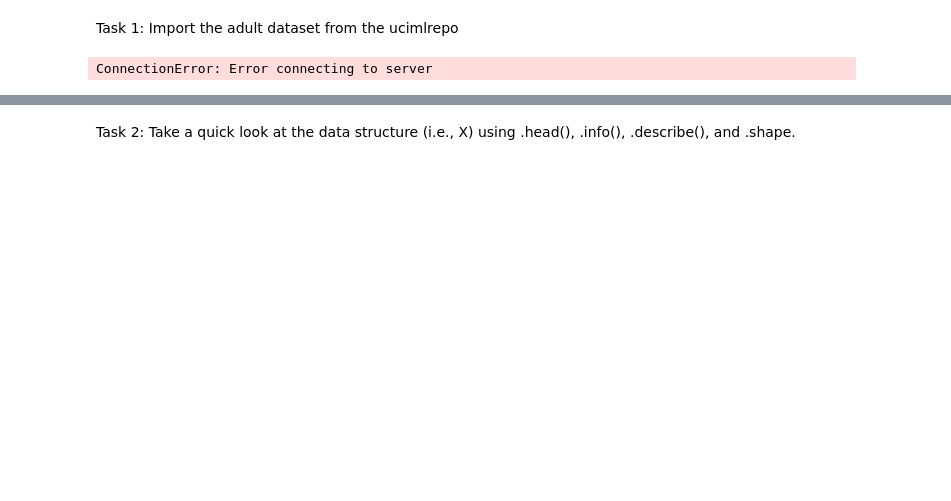
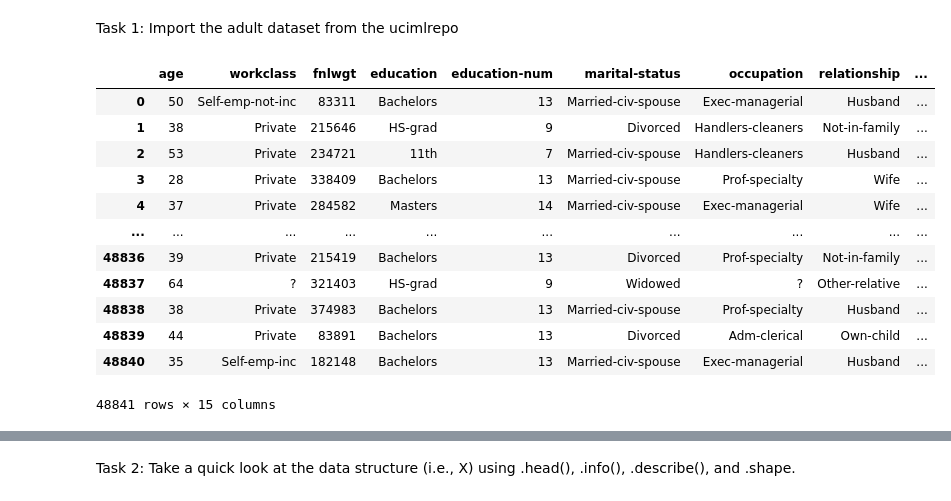
Before and after one commit to hastighsh/A2, a Jupyter notebook: A2-Hasti-Ghaneshirazi.ipynb, the cells around one changed output, grey strips where cells are left out. Saved outputs shown, nothing was run; the diff lists cells and outputs as text; code cells hidden in the pictures; blank space fills up the shorter version.

Commit message:
Fixed with running server

```diff
--- a/A2-Hasti-Ghaneshirazi.ipynb
+++ b/A2-Hasti-Ghaneshirazi.ipynb
@@ -25,20 +25,40 @@ from sklearn.preprocessing import StandardScaler
 from sklearn.model_selection import train_test_split
 from sklearn.svm import SVC
 from sklearn.metrics import classification_report, ConfusionMatrixDisplay
-# %%
-from ucimlrepo import fetch_ucirepo
-
-# fetch dataset
-adult = fetch_ucirepo(id=2)
-
-# data (as pandas dataframes)
-X = adult.data.features
-y = adult.data.targets
-
-# metadata
-print(adult.metadata)
-
-# variable information
-print(adult.variables)
-# %% [output]
-ConnectionError: Error connecting to server
+# %%
+#from ucimlrepo import fetch_ucirepo
+
+# fetch dataset
+#adult = fetch_ucirepo(id=2)
+#Raw content URL for adult-all.txt
+url = "https://raw.githubusercontent.com/rubaomari/data/main/adult/adult-all.txt"
+
+#Specify the delimiter (assuming it's a tab-separated file)
+delimiter = ', '
+
+#Read the data into a DataFrame
+adult = pd.read_csv(url, delimiter=delimiter)
+
+#Let's create a backup copy of the dataset
+adult_backup = adult.copy()
+
+features = ['age','workclass','fnlwgt','education','education-num','marital-status','occupation','relationship',
+            'race','sex','capital-gain','capital-loss','hours-per-week','native-country','income']
+# %%
+features = pd.Series(features)
+adult_backup.columns = features
+adult_backup
+# %% [output]
+|  | age | workclass | fnlwgt | education | education-num | marital-status | occupation | relationship | ... |
+| 0 | 50 | Self-emp-not-inc | 83311 | Bachelors | 13 | Married-civ-spouse | Exec-managerial | Husband | ... |
+| 1 | 38 | Private | 215646 | HS-grad | 9 | Divorced | Handlers-cleaners | Not-in-family | ... |
+| 2 | 53 | Private | 234721 | 11th | 7 | Married-civ-spouse | Handlers-cleaners | Husband | ... |
+| 3 | 28 | Private | 338409 | Bachelors | 13 | Married-civ-spouse | Prof-specialty | Wife | ... |
+| 4 | 37 | Private | 284582 | Masters | 14 | Married-civ-spouse | Exec-managerial | Wife | ... |
+| ... | ... | ... | ... | ... | ... | ... | ... | ... | ... |
+| 48836 | 39 | Private | 215419 | Bachelors | 13 | Divorced | Prof-specialty | Not-in-family | ... |
+| 48837 | 64 | ? | 321403 | HS-grad | 9 | Widowed | ? | Other-relative | ... |
+| 48838 | 38 | Private | 374983 | Bachelors | 13 | Married-civ-spouse | Prof-specialty | Husband | ... |
+| 48839 | 44 | Private | 83891 | Bachelors | 13 | Divorced | Adm-clerical | Own-child | ... |
+| 48840 | 35 | Self-emp-inc | 182148 | Bachelors | 13 | Married-civ-spouse | Exec-managerial | Husband | ... |
+48841 rows × 15 columns
```
Also changed, not shown: parts of 21 cells of this notebook.
